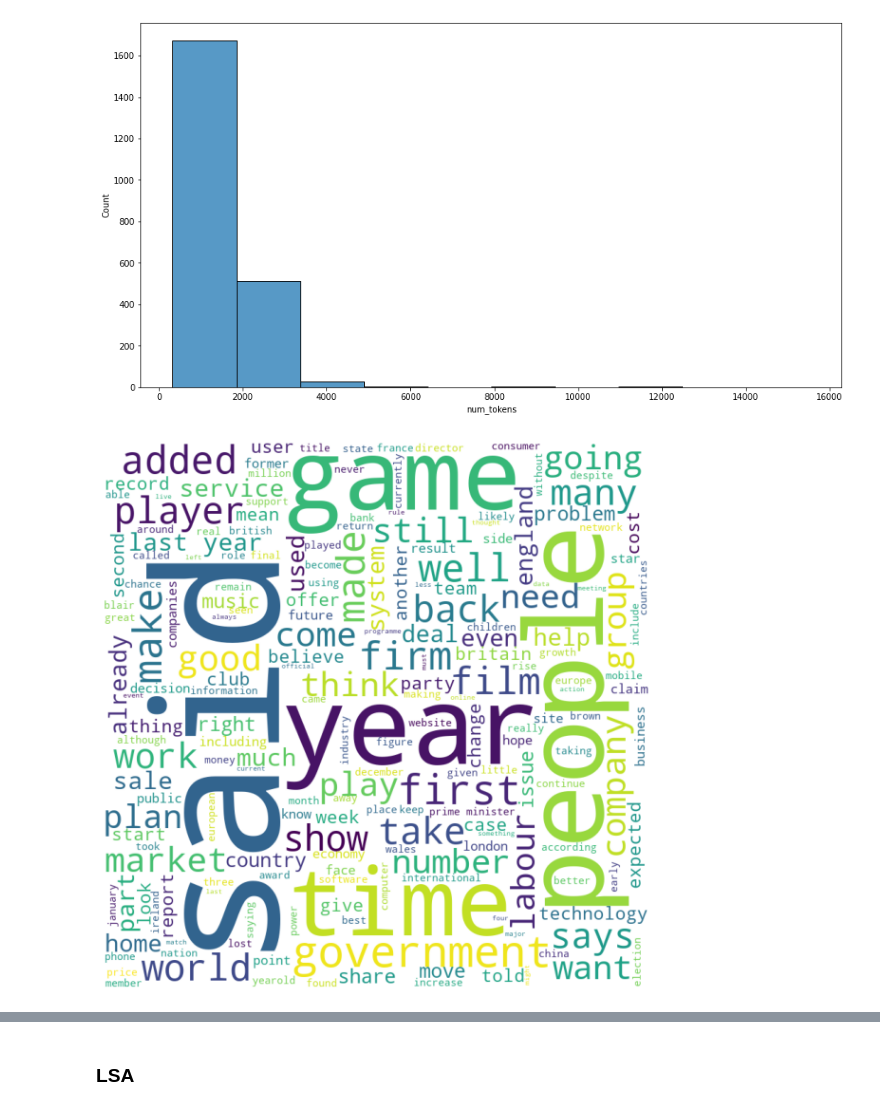
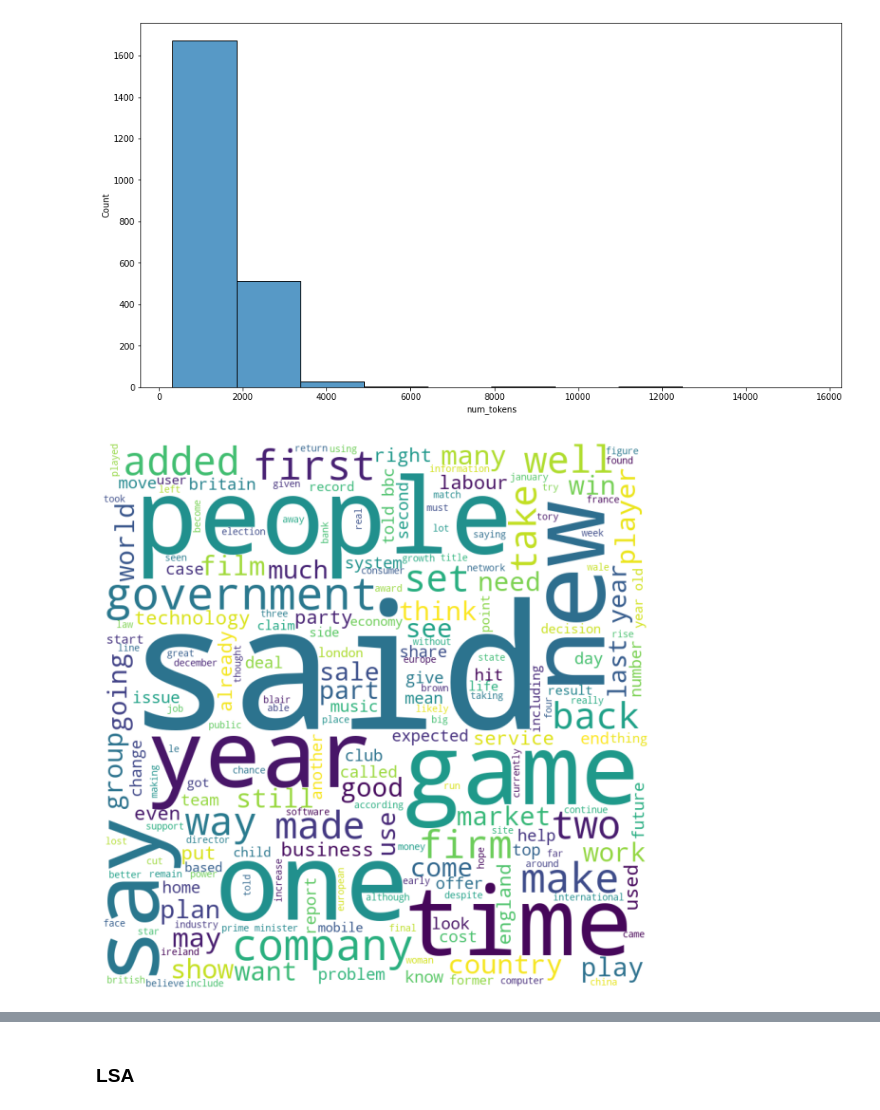
Before and after one commit to M0n1ka-05/Topic-Modelling-on-news-article, a Jupyter notebook: Monika_Shinde_Team_3_Capestone_Project_4_Topic_Modeling_on_News_Articles_Capstone_Project.ipynb, the cells around one changed output, grey strips where cells are left out. Cells and saved outputs as stored; diff of their text form; code cells hidden in the pictures.

```diff
--- a/Monika_Shinde_Team_3_Capestone_Project_4_Topic_Modeling_on_News_Articles_Capstone_Project.ipynb
+++ b/Monika_Shinde_Team_3_Capestone_Project_4_Topic_Modeling_on_News_Articles_Capstone_Project.ipynb
@@ -148,4 +169,4 @@ def rmv_stopwords(text):
 # %%
-new_df['news'] = new_df['news'].apply(rmv_stopwords)
-new_df.head(10)
+news_df['tokenized_news'] = news_df['news'].apply(rmv_stopwords)
+news_df.head(10)
 # %% [output]
@@ -173 +195,9 @@ new_df['processed_news'] = new_df['processed_news'].apply(lambda x: ' '.join([w
+# %%
+#lemmetization
+lemmatizer = nltk.stem.WordNetLemmatizer()
+
+def lemmatize_text(text):
+    return ' '.join([lemmatizer.lemmatize(w) for w in text])
+# %%
+news_df['tokenized_news'] = news_df['tokenized_news'].apply(lemmatize_text)
 # %%
@@ -182,6 +214,6 @@ new_df.head(5)
 # %%
 # Sum the number of tokens in each Doc
-new_df['num_tokens'] = [len(token) for token in new_df.processed_news]
+news_df['num_tokens'] = [len(token) for token in news_df.tokenized_news]
 # Visualize histogram of tokens per tweet
 plt.figure(figsize=(15,8))
 g = sns.histplot(new_df.num_tokens, bins = 10)
@@ -194,32 +226,32 @@ import matplotlib.pyplot as plt
 comment_words = ''
 stopwords = set(STOPWORDS)
 
 # iterate through the csv file
-for val in new_df.processed_news:
+for val in news_df.tokenized_news:
 
     # typecaste each val to string
     val = str(val)
 
     # split the value
     tokens = val.split()
 
     # Converts each token into lowercase
     for i in range(len(tokens)):
         tokens[i] = tokens[i].lower()
 
     comment_words += " ".join(tokens)+" "
 
 wordcloud = WordCloud(width = 800, height = 800,
                 background_color ='white',
                 stopwords = stopwords,
                 min_font_size = 10).generate(comment_words)
 
 # plot the WordCloud image
 plt.figure(figsize = (8, 8), facecolor = None)
 plt.imshow(wordcloud)
 plt.axis("off")
 plt.tight_layout(pad = 0)
 
 plt.show()
 # %% [output]
-[figure, old version]
+[figure, new version]
```
Also changed, not shown: parts of 77 cells of this notebook.
